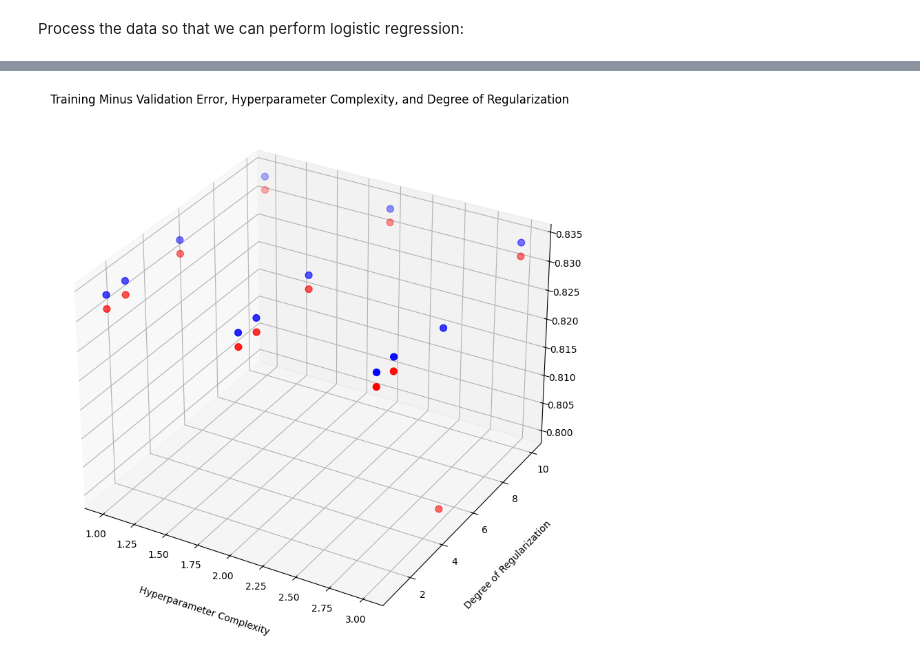
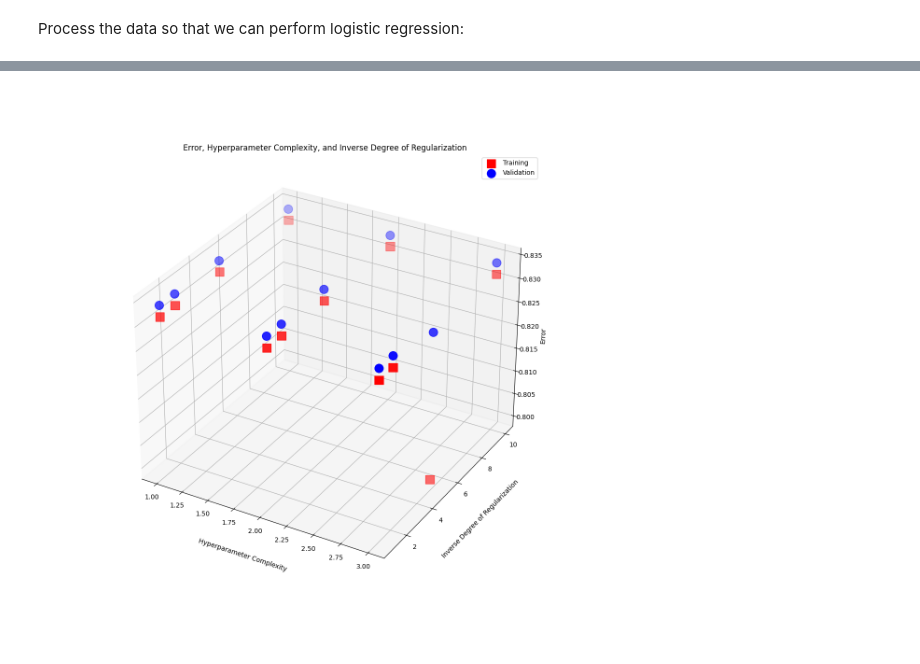
Before and after one commit to BeatrixEB/CS-UY4563.FinalProject, a Jupyter notebook: LogisticReg.ipynb, the cells around one changed output, grey strips where cells are left out. Drawn from its saved outputs; the diff is of its cells as text; code cells hidden in the pictures.

```diff
--- a/LogisticReg.ipynb
+++ b/LogisticReg.ipynb
@@ -98,14 +98,14 @@ X_test = np.hstack((ones2,X_test))
 # %%
 XTrainPolynomialDegrees = {}
 XTestPolynomialDegrees = {}
-polyOrders = [1, 2, 3]
+
 # polyOrders = [1]
 maxScaler = MaxAbsScaler()
 normalScaler = Normalizer()
 for i in polyOrders:
     poly = PolynomialFeatures(i)
-    XTrainPolynomialDegrees[i] = normalScaler.fit_transform(scaler.fit_transform(poly.fit_transform(X_train)))
-    XTestPolynomialDegrees[i] = normalScaler.fit_transform(scaler.fit_transform(poly.fit_transform(X_test)))
+    XTrainPolynomialDegrees[i] = maxScaler.fit_transform(scaler.fit_transform(poly.fit_transform(X_train)))
+    XTestPolynomialDegrees[i] = maxScaler.fit_transform(scaler.fit_transform(poly.fit_transform(X_test)))
 # %%
 # iters = np.array(range(0,num_iters,10))
 # # iters = np.array(range(num_iters))
@@ -250,31 +240,37 @@ plt.show()
 # %%
+# %matplotlib inline
+# print(plt.style.available)
+plt.style.use('seaborn-v0_8-pastel')
+
 x = polyOrders
 y = CSValues
 X, Y = np.meshgrid(x,y)
+
 
 Z_training = np.zeros(X.shape)
 for j in range(Z.shape[0]):
     for i in range(Z.shape[1]):
         Z_training[j, i]= dict[f'CS = {Y[j, i]}'][f'Polynomial order of data = {X[j, i]}'][0]
 
 Z_validation = np.zeros(X.shape)
 for j in range(Z.shape[0]):
     for i in range(Z.shape[1]):
         Z_validation[j, i]= dict[f'CS = {Y[j, i]}'][f'Polynomial order of data = {X[j, i]}'][1]
 
-fig = plt.figure(figsize = (10,10))
+fig = plt.figure(figsize = (12, 12))
 ax = plt.axes(projection='3d')
 ax.grid()
 
-ax.scatter(X, Y, Z_training, c = 'r', s = 50)
-ax.scatter(X, Y, Z_validation, c = 'b', s = 50)
+ax.scatter(X, Y, Z_training, c = 'r', s = 175, label = "Training", marker = 's')
+ax.scatter(X, Y, Z_validation, c = 'b', s = 175, label = "Validation")
 
-ax.set_title('Training Minus Validation Error, Hyperparameter Complexity, and Degree of Regularization')
+ax.set_title('Error, Hyperparameter Complexity, and Inverse Degree of Regularization')
+ax.legend()
 
 # Set axes label
 ax.set_xlabel('Hyperparameter Complexity', labelpad=20)
-ax.set_ylabel('Degree of Regularization', labelpad=20)
-ax.set_zlabel('Training Minus Validation Error', labelpad=20)
+ax.set_ylabel('Inverse Degree of Regularization', labelpad=20)
+ax.set_zlabel('Error', labelpad=4)
 plt.show()
 # %% [output]
-[figure, old version]
+[figure, new version]
```
Also changed, not shown: parts of 6 cells of this notebook, 1 other file.
